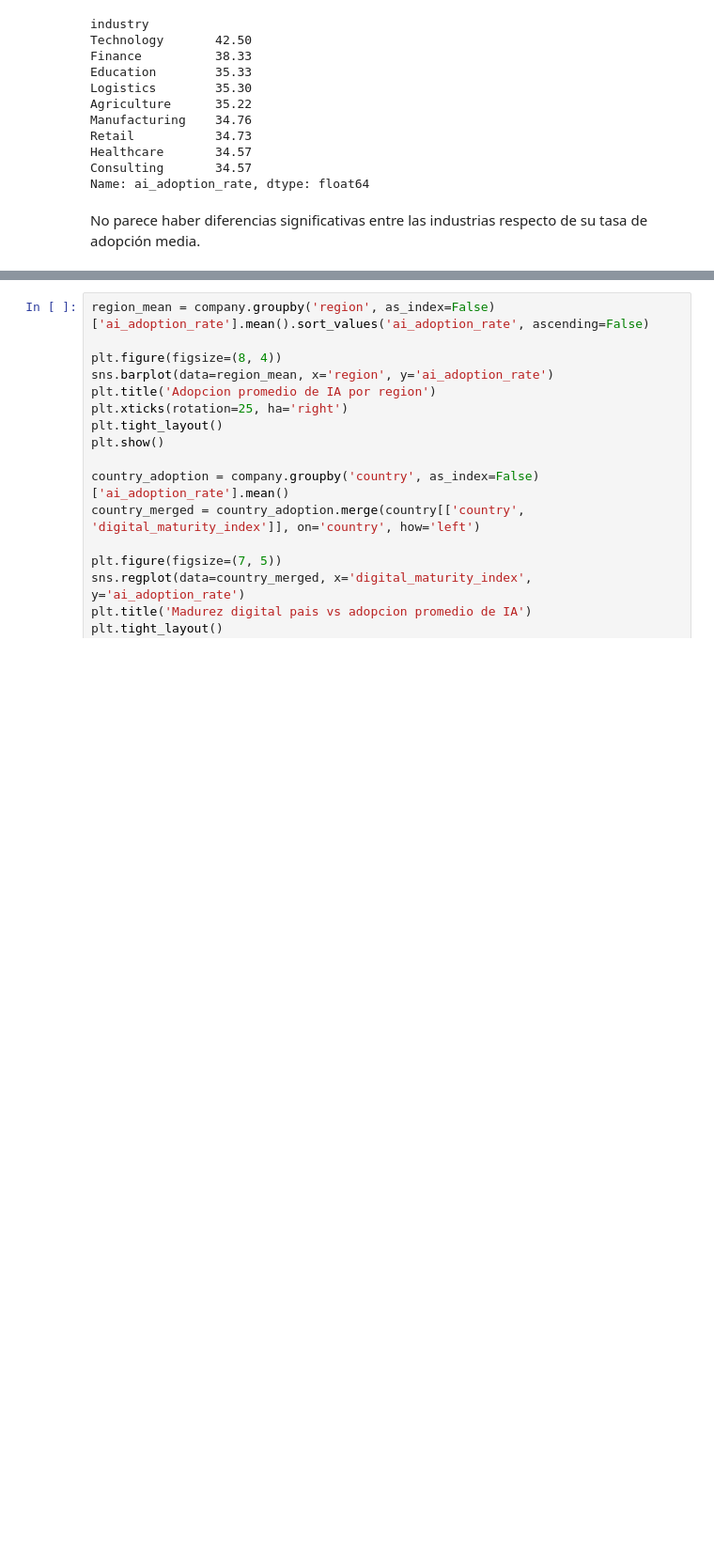
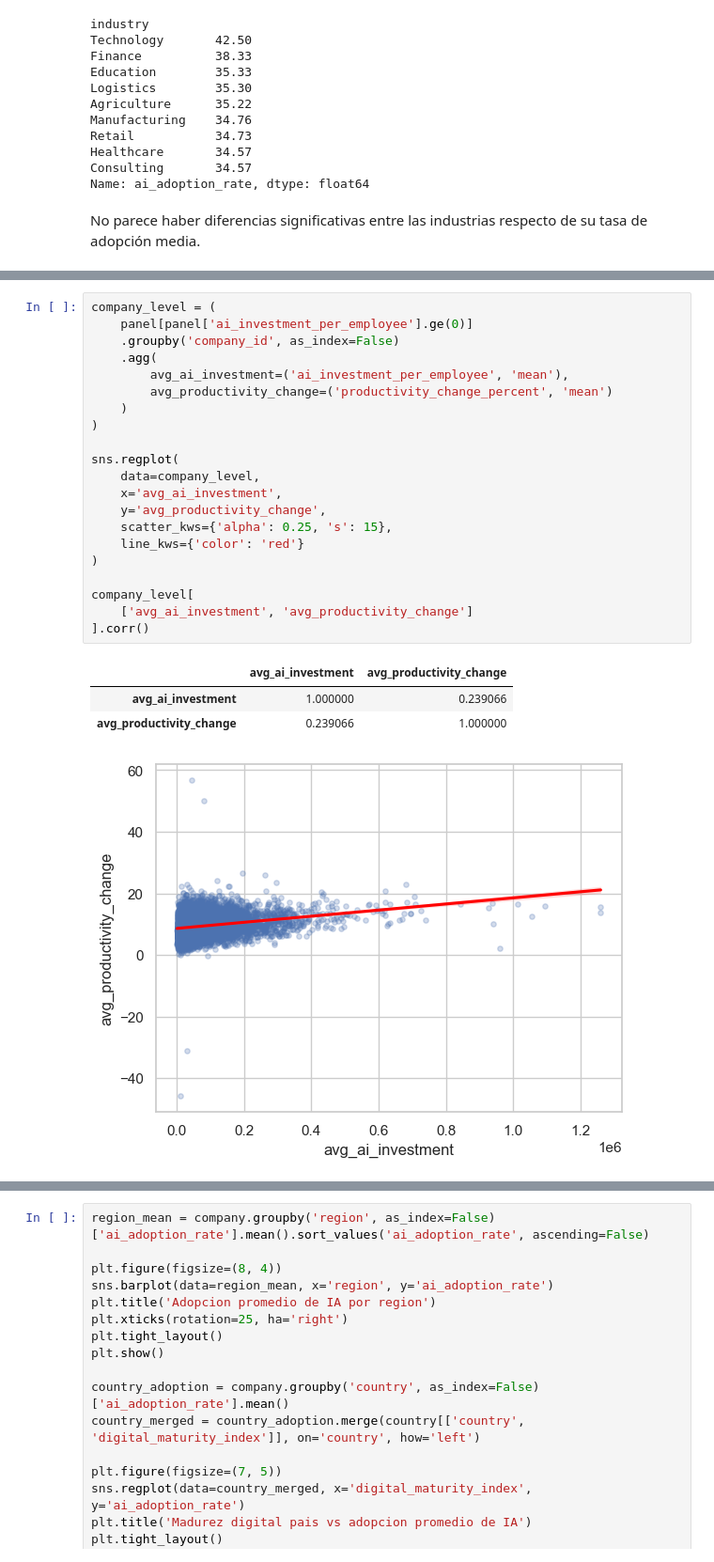
Before and after one commit to Ericsig/DiploDatos, a Jupyter notebook: notebook/eda_notebook.ipynb, the cells around one changed output, grey strips where cells are left out. Shown at 94% size. Saved outputs shown, nothing was run; the diff lists cells and outputs as text; blank space fills up the shorter version.

```diff
--- a/notebook/eda_notebook.ipynb
+++ b/notebook/eda_notebook.ipynb
@@ -335,0 +436,26 @@ La correlación entre las variables es muy baja ($R^2=0.187$) y el gráfico de d
+# %%
+company_level = (
+    panel[panel['ai_investment_per_employee'].ge(0)]
+    .groupby('company_id', as_index=False)
+    .agg(
+        avg_ai_investment=('ai_investment_per_employee', 'mean'),
+        avg_productivity_change=('productivity_change_percent', 'mean')
+    )
+)
+
+sns.regplot(
+    data=company_level,
+    x='avg_ai_investment',
+    y='avg_productivity_change',
+    scatter_kws={'alpha': 0.25, 's': 15},
+    line_kws={'color': 'red'}
+)
+
+company_level[
+    ['avg_ai_investment', 'avg_productivity_change']
+].corr()
+# %% [output]
+|  | avg_ai_investment | avg_productivity_change |
+| avg_ai_investment | 1.000000 | 0.239066 |
+| avg_productivity_change | 0.239066 | 1.000000 |
+[figure, added]
```
Also changed, not shown: parts of 9 cells of this notebook.
